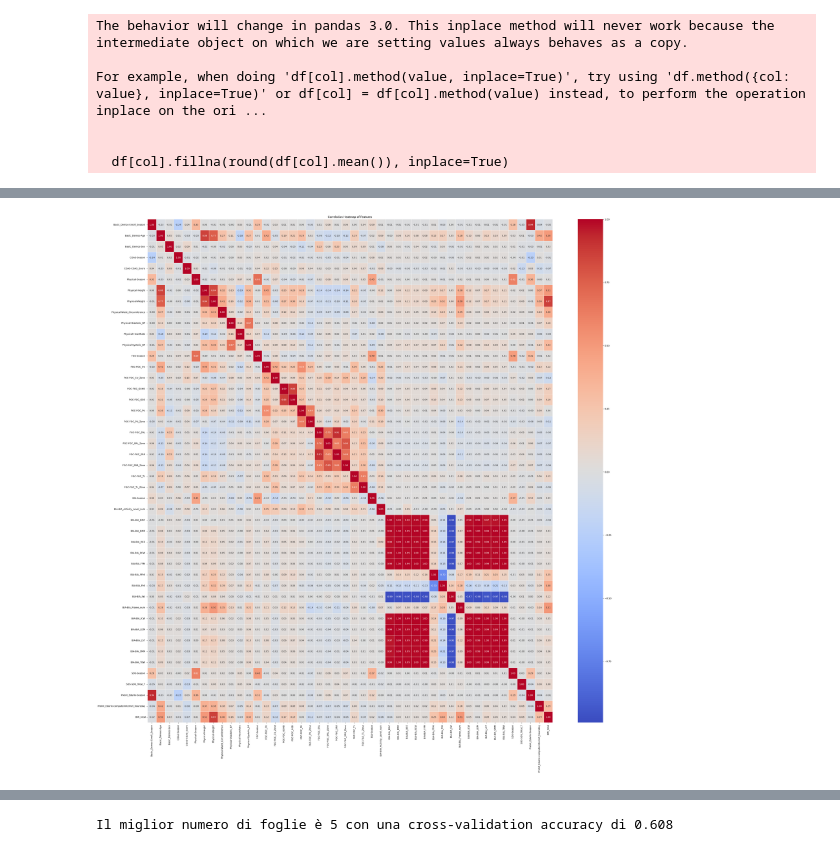
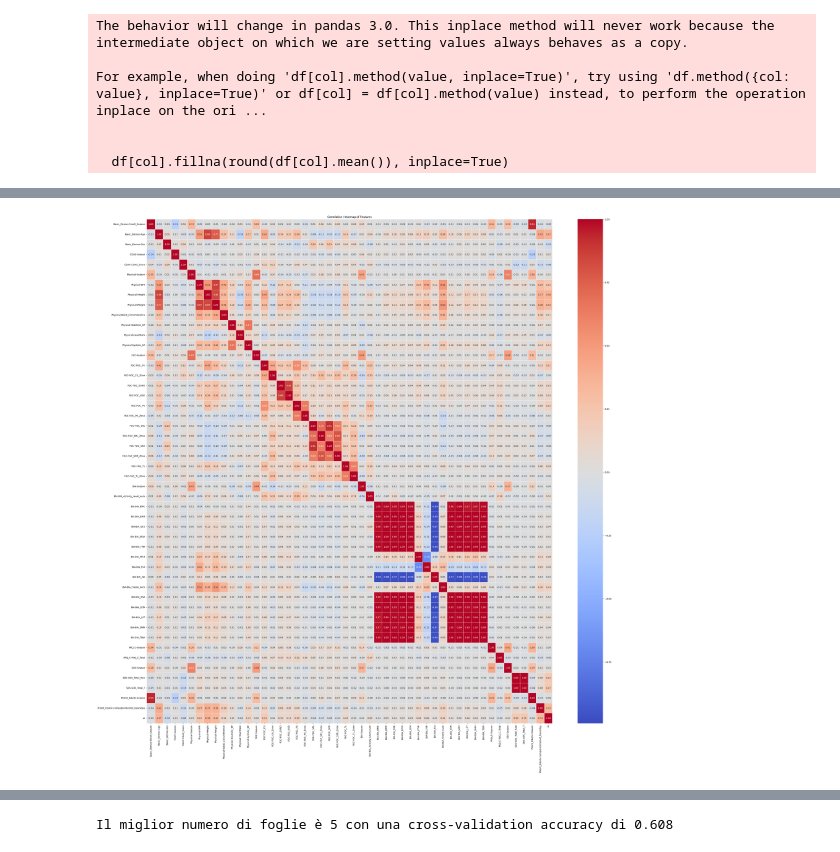
Before and after one commit to Gabri03ele/Child_Mind_Institute, a Jupyter notebook: main.ipynb, the cells around one changed output, grey strips where cells are left out. Saved outputs shown, nothing was run; the diff lists cells and outputs as text; code cells hidden in the pictures.

```diff
--- a/main.ipynb
+++ b/main.ipynb
@@ -63,5 +33,0 @@ Tipo della classe target: float64
-# %%
-# Sostituisco tutti i valori nulli nel dataset, che sono spazi "   ", con NaN
-for col in df.select_dtypes(include=['object']).columns:
-    df[col] = df[col].str.strip()
-    df[col] = df[col].replace(r'^\s*$', np.nan, regex=True)
@@ -144,12 +87,40 @@ Columns retained due to correlation: ['Physical-Waist_Circumference ', 'FGC-FGC_
+# %%
+bins = [5, 7, 11, 13, 18, 23]
+labels = ['5-7', '7-11', '11-13', '13-18', '18-23']
+
+# Aggiungi una colonna per la fascia d'età
+df["Class_Age"] = pd.cut(df["Basic_Demos-Age"], bins=bins, labels=labels, right=False)
+
+# Ora puoi riempire i valori NaN della circonferenza vita in base a sesso e fascia d'età
+df["Physical-Weight"] = df.groupby(["Basic_Demos-Sex", "Class_Age"])["Physical-Weight"]\
+   .transform(lambda x: x.fillna(round(x.mean(), 2)))
+
+df["Physical-Height"] = df.groupby(["Basic_Demos-Sex", "Class_Age"])["Physical-Height"]\
+   .transform(lambda x: x.fillna(round(x.mean(), 2)))
+
+df["Physical-Waist_Circumference"] = df.groupby(["Basic_Demos-Sex", "Class_Age"])["Physical-Waist_Circumference"]\
+   .transform(lambda x: x.fillna(round(x.mean(), 2)))
+
+# for col in df.columns:
+#     if df[col].isnull().any():
+#         # Step 1: imputazione con media per Sex + Class_Age
+#         step1 = df.groupby(["Basic_Demos-Sex", "Class_Age"])[col].transform('mean')
+
+#         # Step 2: imputazione con media solo per Sex (per chi è ancora NaN)
+#         step2 = df.groupby("Basic_Demos-Sex")[col].transform('mean')
+
+#         # Applichiamo in ordine, con round:
+#         df[col] = df[col].fillna(step1).fillna(step2).round()
 # %%
-
-df['BMI_total'] = df[['BIA-BIA_BMI ', 'Physical-BMI ']].mean(axis=1)
-
-df = df.drop(columns=['BIA-BIA_BMI ', 'Physical-BMI '])
+# df = df.drop(columns=['Class_Age'], axis=1)
 
 for col in df.columns:
+   #if col != 'Physical-Waist_Circumference':
    df[col].fillna(round(df[col].mean()), inplace=True)
 
+# df['Physical-Waist_Circumference'].fillna(0.74 * df['Physical-BMI'] * (df['Physical-Height']/10), inplace=True)
+
+df = df.astype(float)
 df = df.round(2)
 # %% [output]
 The behavior will change in pandas 3.0. This inplace method will never work because the intermediate object on which we are setting values always behaves as a copy.
@@ -177,13 +158,13 @@ plt.show()
 # %%
 import seaborn as sns
 
 # Calculate correlation matrix
-corr_matrix = X.corr()
+corr_matrix = df.corr()
 
 # Plot heatmap
 plt.figure(figsize=(40, 40))
 sns.heatmap(corr_matrix, annot=True, cmap='coolwarm', fmt=".2f", linewidths=0.5)
 plt.title("Correlation Heatmap of Features")
 plt.show()
 # %% [output]
-[figure, old version]
+[figure, new version]
```
Also changed, not shown: parts of 46 cells of this notebook, 2 other files.
